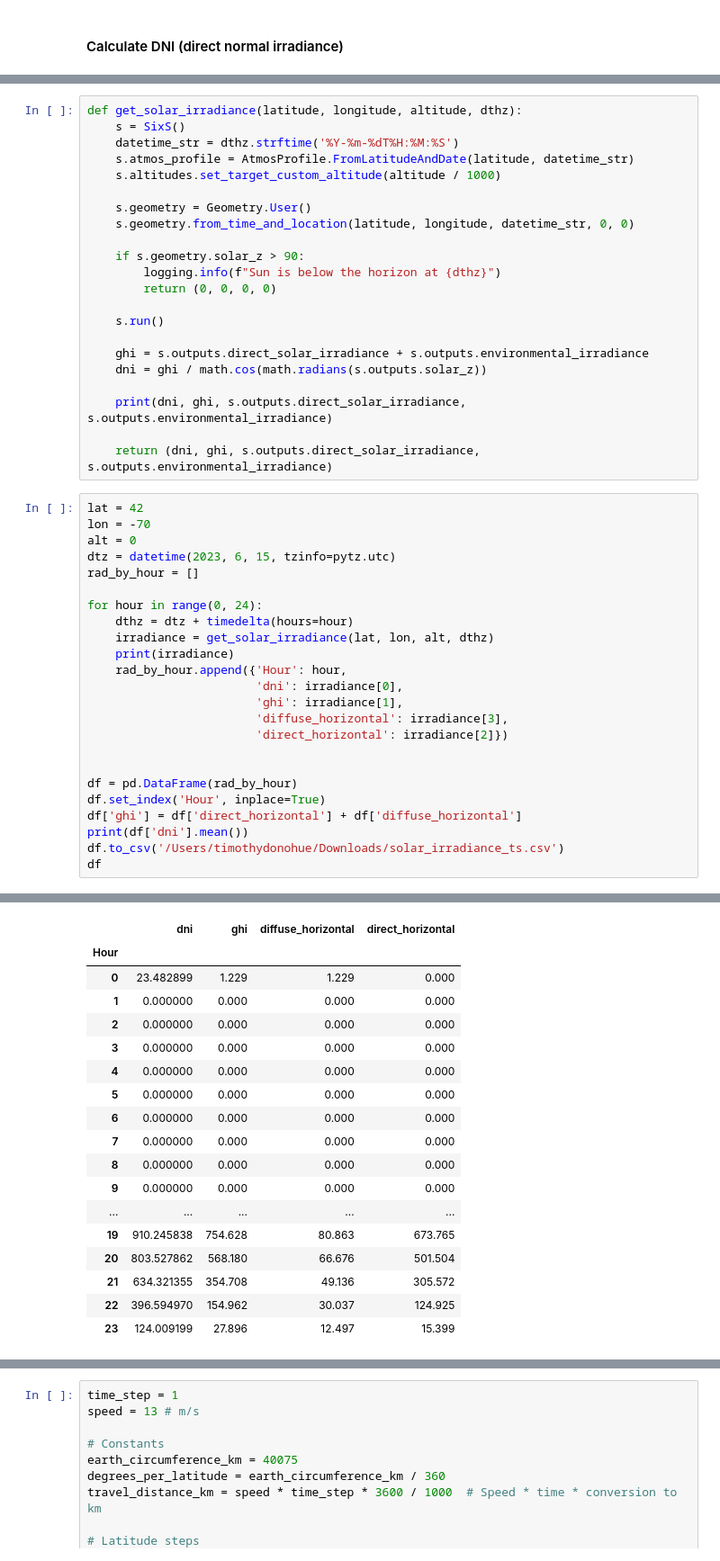
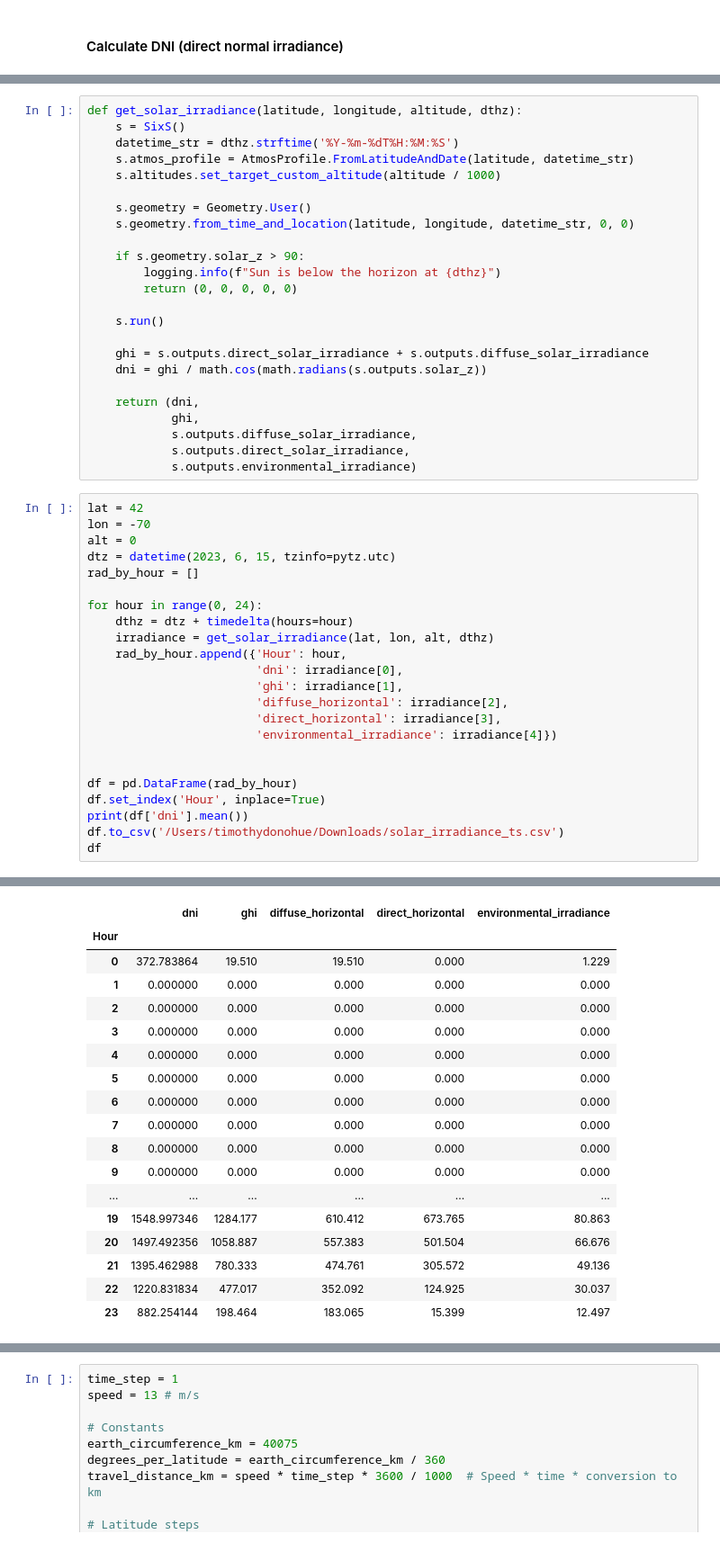
Before and after one commit to aerology-ai/uav-carbon-removal, a Jupyter notebook: solar_irradiance.ipynb, the cells around one changed output, grey strips where cells are left out. Shown at 90% size. Cells and saved outputs as stored; diff of their text form.

```diff
--- a/solar_irradiance.ipynb
+++ b/solar_irradiance.ipynb
@@ -55,16 +116,18 @@ def get_solar_irradiance(latitude, longitude, altitude, dthz):
 
     if s.geometry.solar_z > 90:
         logging.info(f"Sun is below the horizon at {dthz}")
-        return (0, 0, 0, 0)
+        return (0, 0, 0, 0, 0)
 
     s.run()
 
-    ghi = s.outputs.direct_solar_irradiance + s.outputs.environmental_irradiance
+    ghi = s.outputs.direct_solar_irradiance + s.outputs.diffuse_solar_irradiance
     dni = ghi / math.cos(math.radians(s.outputs.solar_z))
 
-    print(dni, ghi, s.outputs.direct_solar_irradiance, s.outputs.environmental_irradiance)
-
-    return (dni, ghi, s.outputs.direct_solar_irradiance, s.outputs.environmental_irradiance)
+    return (dni,
+            ghi,
+            s.outputs.diffuse_solar_irradiance,
+            s.outputs.direct_solar_irradiance,
+            s.outputs.environmental_irradiance)
 # %%
 lat = 42
 lon = -70
@@ -75,17 +138,16 @@ rad_by_hour = []
 for hour in range(0, 24):
     dthz = dtz + timedelta(hours=hour)
     irradiance = get_solar_irradiance(lat, lon, alt, dthz)
-    print(irradiance)
     rad_by_hour.append({'Hour': hour,
                         'dni': irradiance[0],
                         'ghi': irradiance[1],
-                        'diffuse_horizontal': irradiance[3],
-                        'direct_horizontal': irradiance[2]})
+                        'diffuse_horizontal': irradiance[2],
+                        'direct_horizontal': irradiance[3],
+                        'environmental_irradiance': irradiance[4]})
 
 
 df = pd.DataFrame(rad_by_hour)
 df.set_index('Hour', inplace=True)
-df['ghi'] = df['direct_horizontal'] + df['diffuse_horizontal']
 print(df['dni'].mean())
 df.to_csv('/Users/timothydonohue/Downloads/solar_irradiance_ts.csv')
 df
@@ -119,18 +165,18 @@ df
-|  | dni | ghi | diffuse_horizontal | direct_horizontal |
-| Hour |  |  |  |  |
-| 0 | 23.482899 | 1.229 | 1.229 | 0.000 |
-| 1 | 0.000000 | 0.000 | 0.000 | 0.000 |
-| 2 | 0.000000 | 0.000 | 0.000 | 0.000 |
-| 3 | 0.000000 | 0.000 | 0.000 | 0.000 |
-| 4 | 0.000000 | 0.000 | 0.000 | 0.000 |
-| 5 | 0.000000 | 0.000 | 0.000 | 0.000 |
-| 6 | 0.000000 | 0.000 | 0.000 | 0.000 |
-| 7 | 0.000000 | 0.000 | 0.000 | 0.000 |
-| 8 | 0.000000 | 0.000 | 0.000 | 0.000 |
-| 9 | 0.000000 | 0.000 | 0.000 | 0.000 |
-| ... | ... | ... | ... | ... |
-| 19 | 910.245838 | 754.628 | 80.863 | 673.765 |
-| 20 | 803.527862 | 568.180 | 66.676 | 501.504 |
-| 21 | 634.321355 | 354.708 | 49.136 | 305.572 |
-| 22 | 396.594970 | 154.962 | 30.037 | 124.925 |
-| 23 | 124.009199 | 27.896 | 12.497 | 15.399 |
+|  | dni | ghi | diffuse_horizontal | direct_horizontal | environmental_irradiance |
+| Hour |  |  |  |  |  |
+| 0 | 372.783864 | 19.510 | 19.510 | 0.000 | 1.229 |
+| 1 | 0.000000 | 0.000 | 0.000 | 0.000 | 0.000 |
+| 2 | 0.000000 | 0.000 | 0.000 | 0.000 | 0.000 |
+| 3 | 0.000000 | 0.000 | 0.000 | 0.000 | 0.000 |
+| 4 | 0.000000 | 0.000 | 0.000 | 0.000 | 0.000 |
+| 5 | 0.000000 | 0.000 | 0.000 | 0.000 | 0.000 |
+| 6 | 0.000000 | 0.000 | 0.000 | 0.000 | 0.000 |
+| 7 | 0.000000 | 0.000 | 0.000 | 0.000 | 0.000 |
+| 8 | 0.000000 | 0.000 | 0.000 | 0.000 | 0.000 |
+| 9 | 0.000000 | 0.000 | 0.000 | 0.000 | 0.000 |
+| ... | ... | ... | ... | ... | ... |
+| 19 | 1548.997346 | 1284.177 | 610.412 | 673.765 | 80.863 |
+| 20 | 1497.492356 | 1058.887 | 557.383 | 501.504 | 66.676 |
+| 21 | 1395.462988 | 780.333 | 474.761 | 305.572 | 49.136 |
+| 22 | 1220.831834 | 477.017 | 352.092 | 124.925 | 30.037 |
+| 23 | 882.254144 | 198.464 | 183.065 | 15.399 | 12.497 |
```
Also changed, not shown: parts of 6 cells of this notebook.
